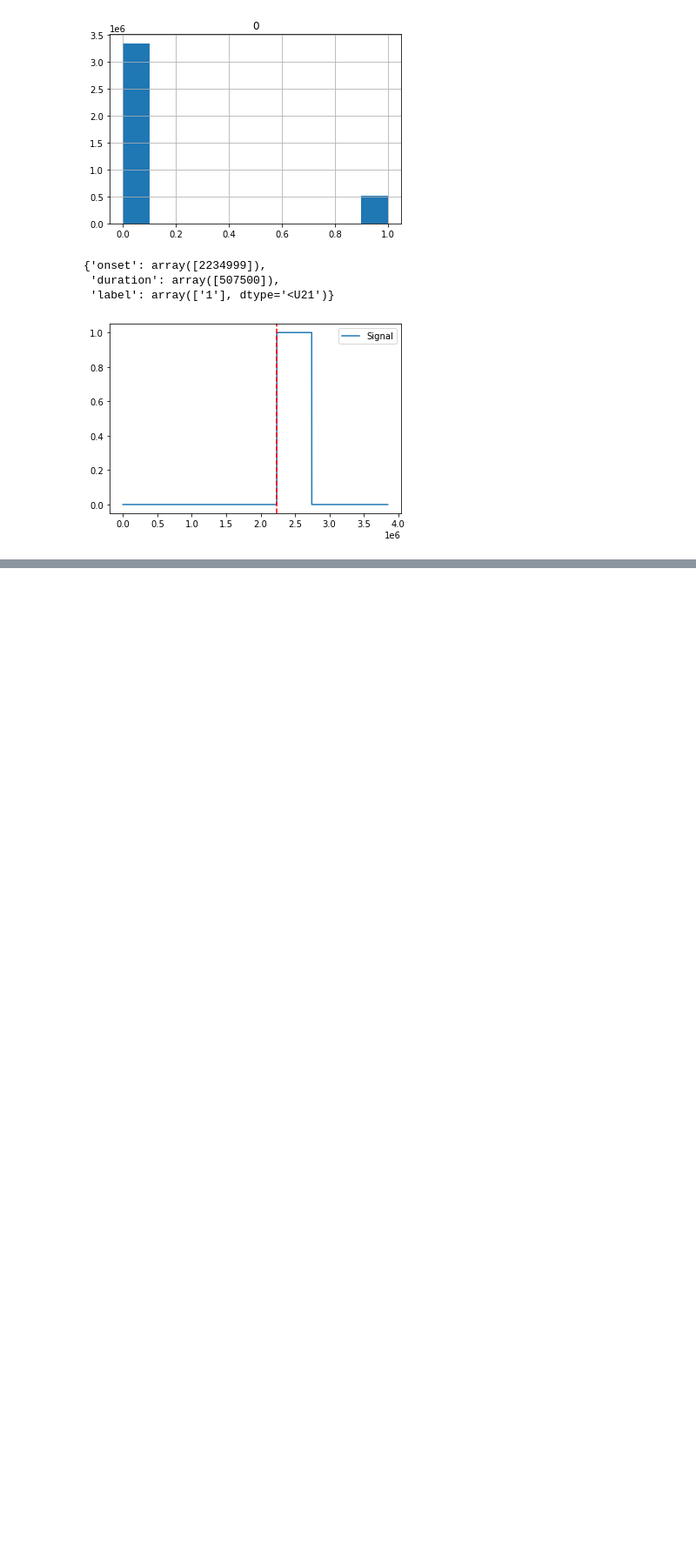
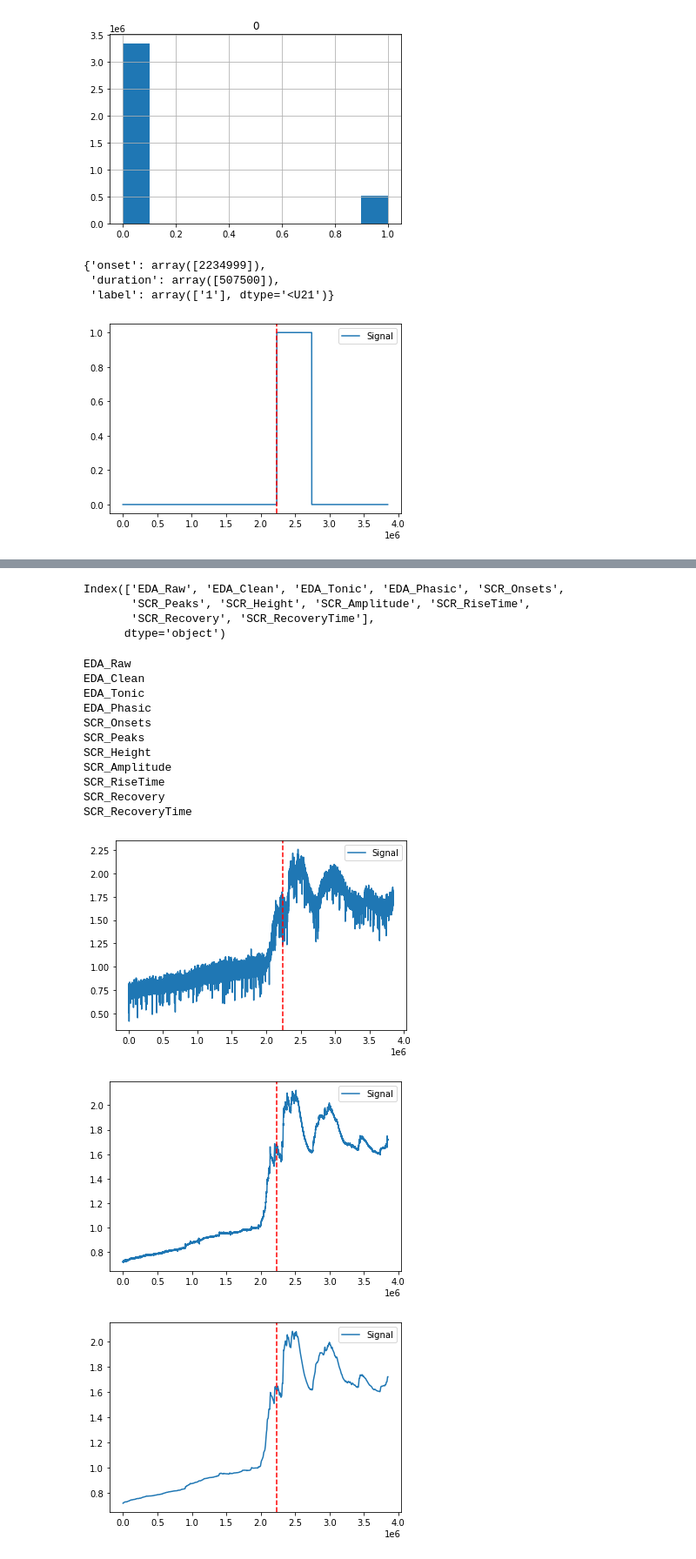
Before and after one commit to kjspring/stress-detection-wearable-devices, a Jupyter notebook: WESAD_EDA.ipynb, the cells around one changed output, grey strips where cells are left out. Shown at 87% size. Cells and saved outputs as stored; diff of their text form; code cells hidden in the pictures; blank space fills up the shorter version.

```diff
--- a/WESAD_EDA.ipynb
+++ b/WESAD_EDA.ipynb
@@ -252,0 +230,26 @@ plot = nk.events_plot(events, processed_data['EDA_Clean'])
+# %%
+processed_data.keys()
+# %% [output]
+Index(['EDA_Raw', 'EDA_Clean', 'EDA_Tonic', 'EDA_Phasic', 'SCR_Onsets',
+       'SCR_Peaks', 'SCR_Height', 'SCR_Amplitude', 'SCR_RiseTime',
+       'SCR_Recovery', 'SCR_RecoveryTime'],
+      dtype='object')
+# %%
+for key in processed_data.keys():
+  print(key)
+  nk.events_plot(events, processed_data[key])
+# %% [output]
+EDA_Raw
+EDA_Clean
+EDA_Tonic
+EDA_Phasic
+SCR_Onsets
+SCR_Peaks
+SCR_Height
+SCR_Amplitude
+SCR_RiseTime
+SCR_Recovery
+SCR_RecoveryTime
+[figure, added]
+[figure, added]
+[figure, added]
```
Also changed, not shown: parts of 18 cells of this notebook.
